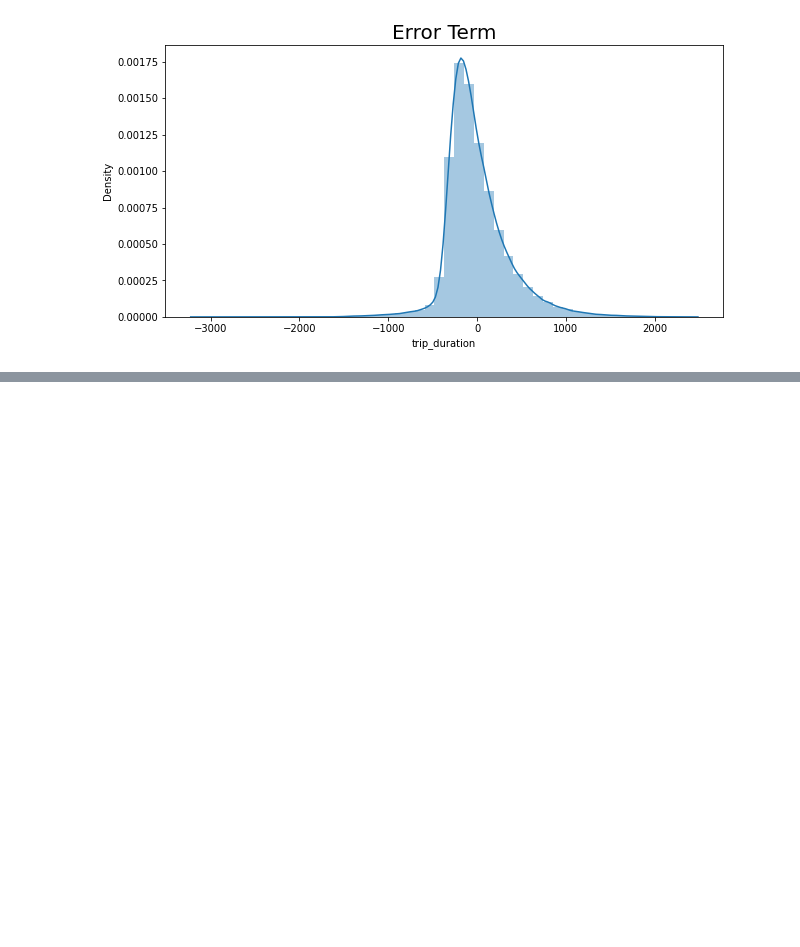
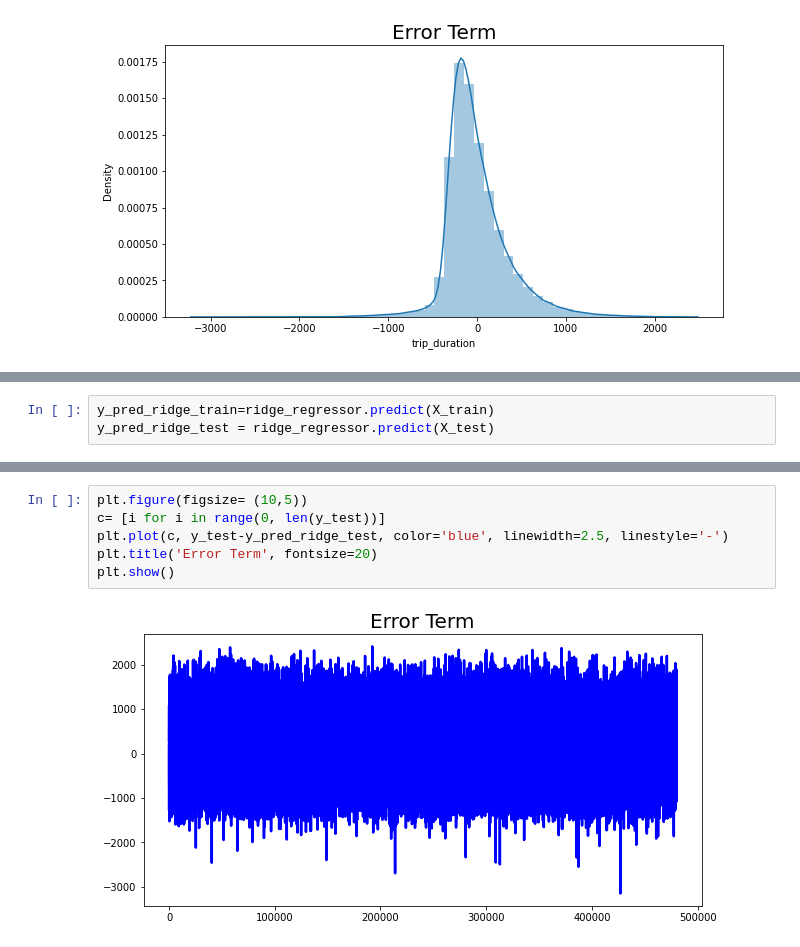
Before and after one commit to ankur727/NYC_Taxi_Trip_Time_Prediction, a Jupyter notebook: NYC_Taxi_Trip_Time_Prediction_Capstone_Project.ipynb, the cells around one changed output, grey strips where cells are left out. Drawn from its saved outputs; the diff is of its cells as text; blank space fills up the shorter version.

```diff
--- a/NYC_Taxi_Trip_Time_Prediction_Capstone_Project.ipynb
+++ b/NYC_Taxi_Trip_Time_Prediction_Capstone_Project.ipynb
@@ -1032,0 +1152,3 @@ plt.show()
+# %%
+y_pred_ridge_train=ridge_regressor.predict(X_train)
+y_pred_ridge_test = ridge_regressor.predict(X_test)
@@ -1032,0 +1183,8 @@ plt.show()
+# %%
+plt.figure(figsize= (10,5))
+c= [i for i in range(0, len(y_test))]
+plt.plot(c, y_test-y_pred_ridge_test, color='blue', linewidth=2.5, linestyle='-')
+plt.title('Error Term', fontsize=20)
+plt.show()
+# %% [output]
+[figure, added]
```
Also changed, not shown: parts of 85 cells of this notebook.
